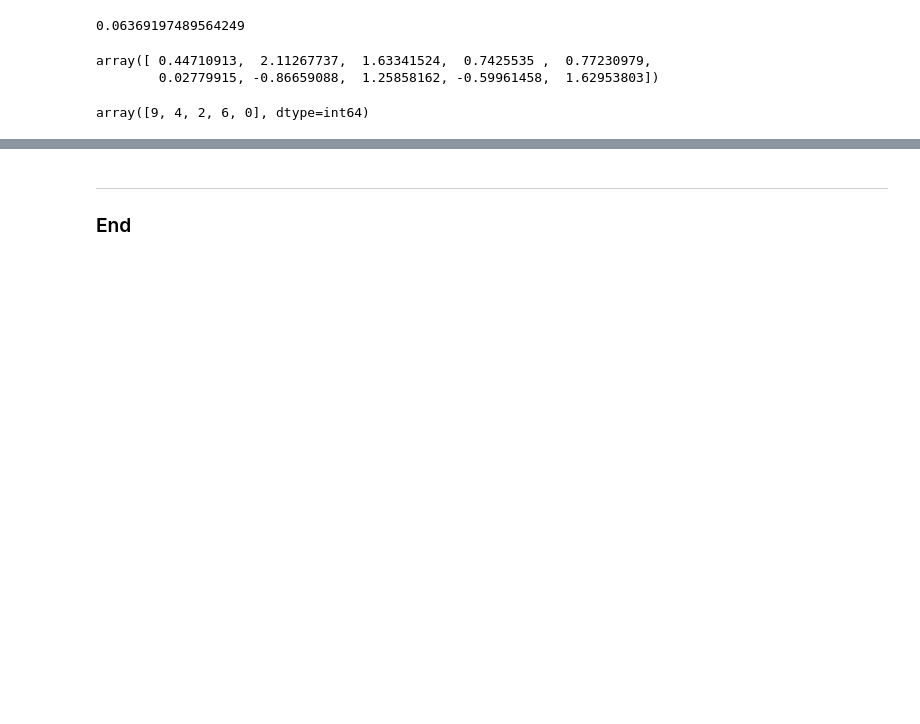
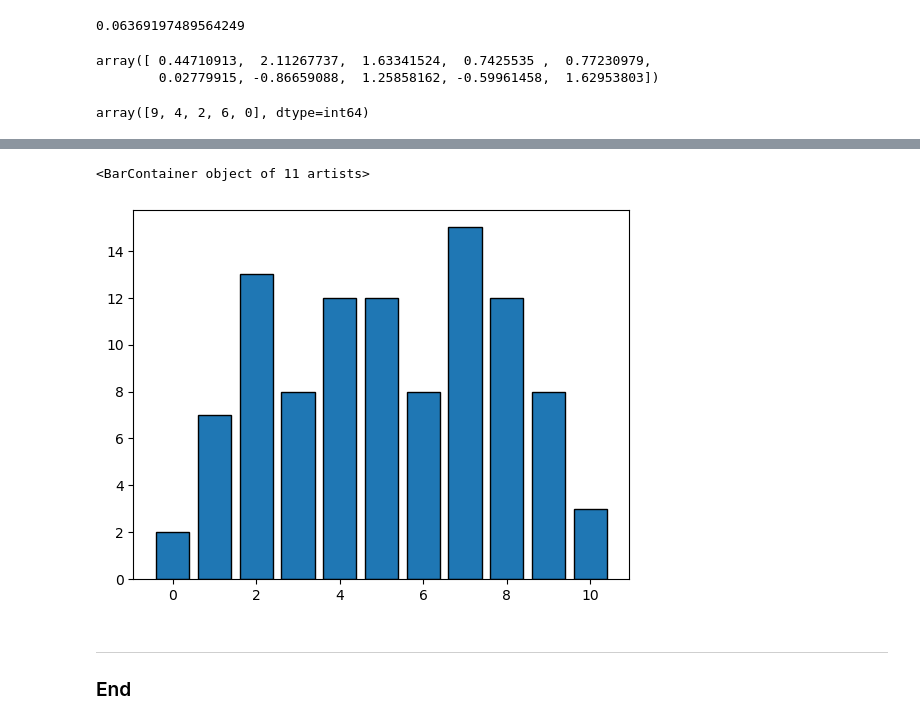
Before and after one commit to IanaraFer/classproject, a Jupyter notebook: random.ipynb, the cells around one changed output, grey strips where cells are left out. Saved outputs shown, nothing was run; the diff lists cells and outputs as text; code cells hidden in the pictures; blank space fills up the shorter version.

```diff
--- a/random.ipynb
+++ b/random.ipynb
@@ -68,0 +123,6 @@ plt.bar(values, counts)
+# %%
+# Generete 100 floats uniformly distributed over the range (0, 10).
+x = rng.uniform(low=0.0, high=10.0, size=100)
+
+# Show.
+x
@@ -69,3 +170,9 @@ plt.bar(values, counts)
+# %%
+# Plot the bar chart.
+plt.bar(values, counts, edgecolor='black')
+# %% [output]
+<BarContainer object of 11 artists>
+[figure, added]
 # %% [markdown]
 ***
 ### End
```
Also changed, not shown: parts of 9 cells of this notebook.
